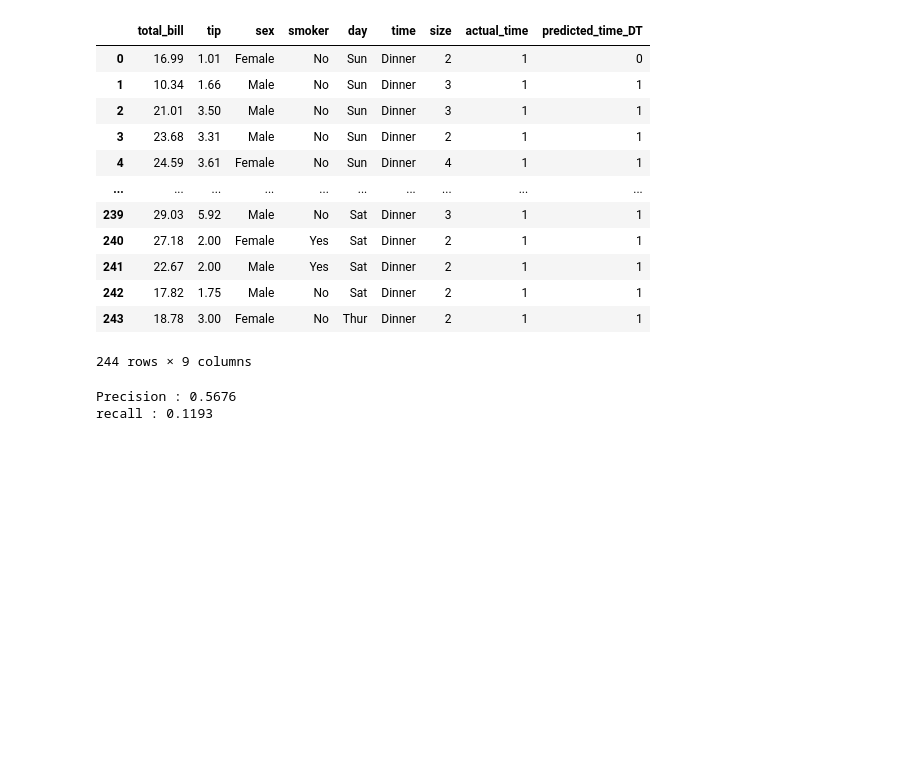
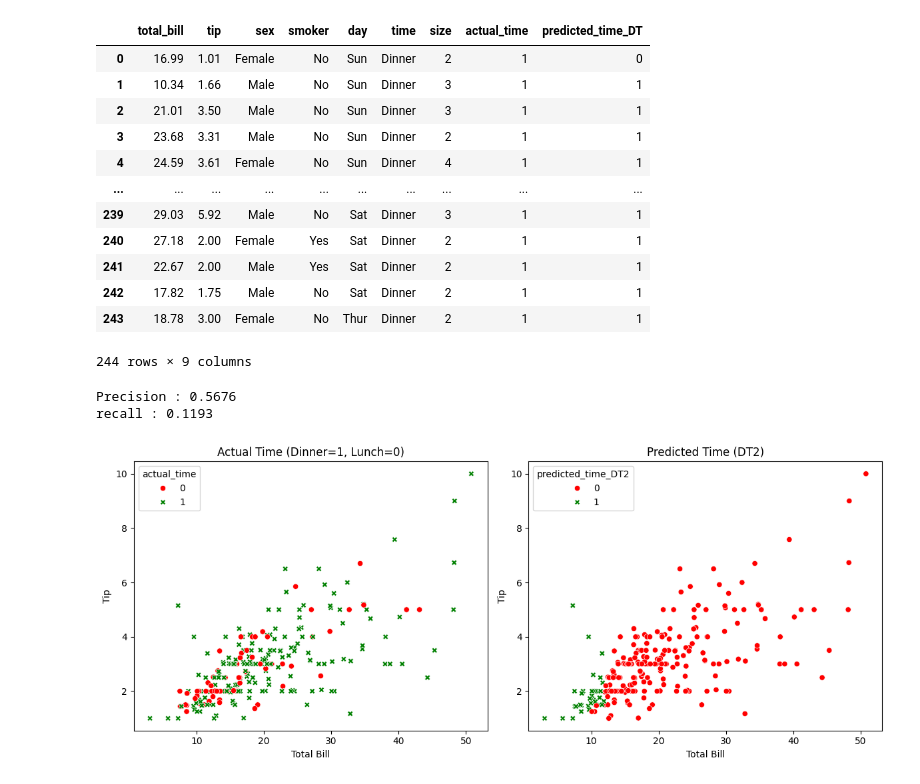
Before and after one commit to harsha-9977/AIML, a Jupyter notebook: python3.ipynb, the cells around one changed output. Drawn from its saved outputs; the diff is of its cells as text; code cells hidden in the pictures; blank space fills up the shorter version.

```diff
--- a/python3.ipynb
+++ b/python3.ipynb
@@ -200,3 +200,59 @@ print(f'recall : {recall:.4f}')
 # %% [output]
 Precision : 0.5676
 recall : 0.1193
+# %%
+import seaborn as sns
+import matplotlib.pyplot as plt
+import pandas as pd
+
+# Load dataset locally
+df = sns.load_dataset("tips")  # works if you're online
+
+# Label: 1 = Dinner, 0 = Lunch
+df["actual_time"] = (df["time"] == "Dinner").astype(int)
+
+# Decision logic
+mask1 = (df["tip"] < 1.5) & (df["total_bill"] < 10)
+mask2 = (df["tip"] >= 1.5) & (df["tip"] < 4.5) & (df["total_bill"] < 12)
+mask3 = (df["tip"] >= 4.5) & (df["total_bill"] < 19)
+
+df["predicted_time_DT2"] = (mask1 | mask2 | mask3).astype(int)
+
+# ────────────────────────────────
+# Plot 1: Actual classification
+# Plot 2: Predicted classification
+# ────────────────────────────────
+plt.figure(figsize=(12, 5))
+
+# Actual
+plt.subplot(1, 2, 1)
+sns.scatterplot(
+    data=df,
+    x="total_bill",
+    y="tip",
+    hue="actual_time",
+    palette={0: "red", 1: "green"},
+    style="actual_time"
+)
+plt.title("Actual Time (Dinner=1, Lunch=0)")
+plt.xlabel("Total Bill")
+plt.ylabel("Tip")
+
+# Predicted
+plt.subplot(1, 2, 2)
+sns.scatterplot(
+    data=df,
+    x="total_bill",
+    y="tip",
+    hue="predicted_time_DT2",
+    palette={0: "red", 1: "green"},
+    style="predicted_time_DT2"
+)
+plt.title("Predicted Time (DT2)")
+plt.xlabel("Total Bill")
+plt.ylabel("Tip")
+
+plt.tight_layout()
+plt.show()
+# %% [output]
+[figure, added]
```
